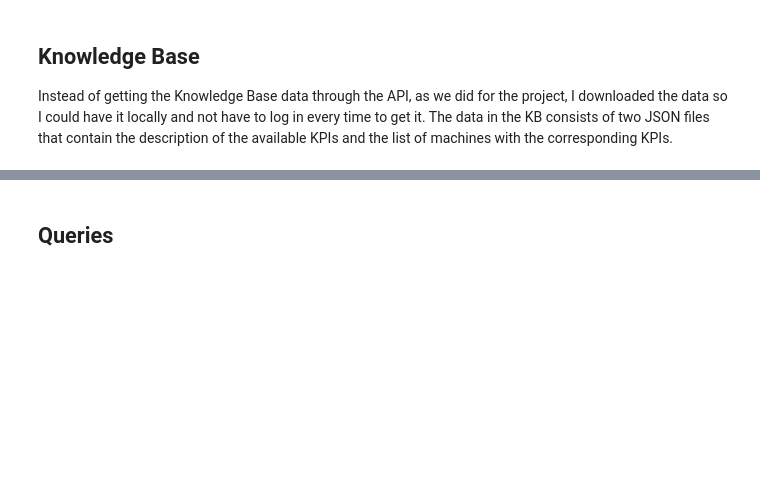
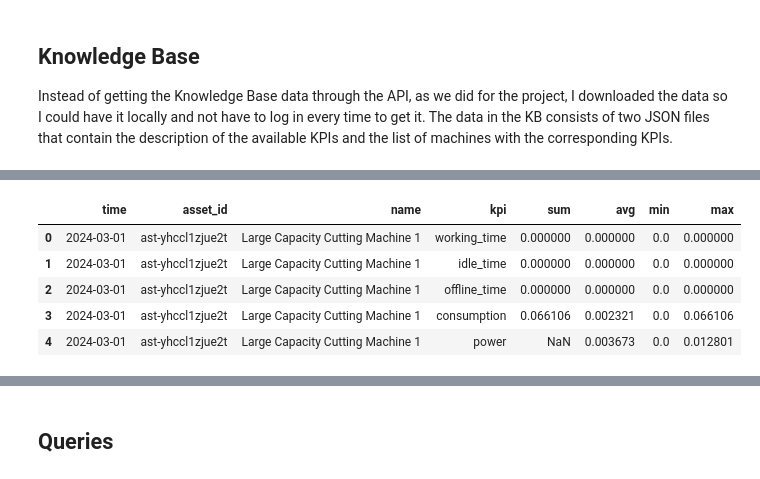
Before and after one commit to irenedovichi/MyUpdate, a Jupyter notebook: myupdate.ipynb, the cells around one changed output, grey strips where cells are left out. Saved outputs shown, nothing was run; the diff lists cells and outputs as text; code cells hidden in the pictures; blank space fills up the shorter version.

```diff
--- a/myupdate.ipynb
+++ b/myupdate.ipynb
@@ -28,0 +43,11 @@ data.append({"type": "txt", "content": documentation})
+# %%
+# Convert the "time" column to just the date (YYYY-MM-DD) format
+df['time'] = pd.to_datetime(df['time']).dt.date
+df.head()
+# %% [output]
+|  | time | asset_id | name | kpi | sum | avg | min | max |
+| 0 | 2024-03-01 | ast-yhccl1zjue2t | Large Capacity Cutting Machine 1 | working_time | 0.000000 | 0.000000 | 0.0 | 0.000000 |
+| 1 | 2024-03-01 | ast-yhccl1zjue2t | Large Capacity Cutting Machine 1 | idle_time | 0.000000 | 0.000000 | 0.0 | 0.000000 |
+| 2 | 2024-03-01 | ast-yhccl1zjue2t | Large Capacity Cutting Machine 1 | offline_time | 0.000000 | 0.000000 | 0.0 | 0.000000 |
+| 3 | 2024-03-01 | ast-yhccl1zjue2t | Large Capacity Cutting Machine 1 | consumption | 0.066106 | 0.002321 | 0.0 | 0.066106 |
+| 4 | 2024-03-01 | ast-yhccl1zjue2t | Large Capacity Cutting Machine 1 | power | NaN | 0.003673 | 0.0 | 0.012801 |
```
Also changed, not shown: parts of 24 cells of this notebook, 3 other files.
